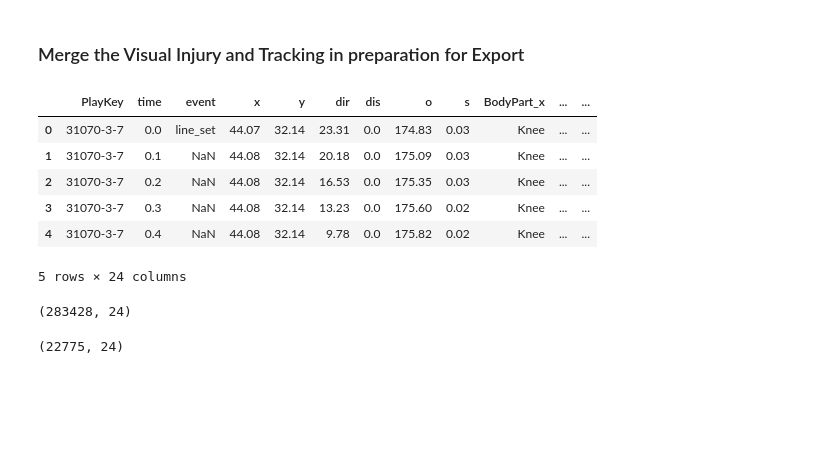
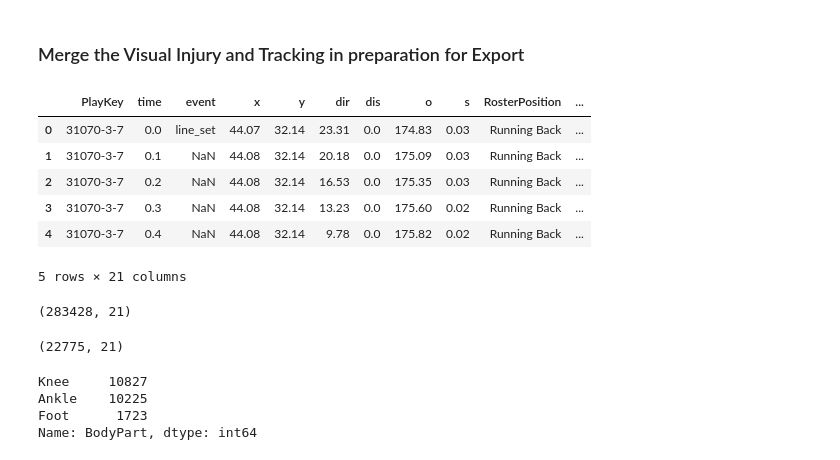
Before and after one commit to agaffney-hub/final-capstone, a Jupyter notebook: Injury_Data_Cleaning_Functions.ipynb, the cells around one changed output. Cells and saved outputs as stored; diff of their text form; code cells hidden in the pictures; blank space fills up the shorter version.

Commit message:
Fixed outputs again, Working Injury ML Models

```diff
--- a/Injury_Data_Cleaning_Functions.ipynb
+++ b/Injury_Data_Cleaning_Functions.ipynb
@@ -410,7 +410,7 @@ def Vis_Process_Playlist_Data(df):
     df = PlayerDay_Adjuster(df)
     df = Play_Coder(df)
 
-    df.drop(columns=['PlayerKey', 'GameID', 'Outdoor', 'PlayCode'], inplace=True)
+    df.drop(columns=['PlayerKey', 'GameID', 'PlayerGame', 'Outdoor', 'PlayCode'], inplace=True)
     return df
 # %% [markdown]
 ## Cleaning Injury List Data
@@ -725,24 +732,32 @@ ML_injury_tracking.to_csv("Shared_Tables/ml_injury_tracking.csv", index=False)
 # %% [markdown]
 ### Merge the Visual Injury and Tracking in preparation for Export
 # %%
-Vis_injury_tracking = pd.merge(injury_plays, Vis_outer, on='PlayKey', how='outer')
+Pre_injury_plays = injury_plays.drop(columns=["BodyPart", "InjuryType"])
+Vis_injury_tracking = pd.merge(Pre_injury_plays, Vis_outer, on='PlayKey', how='outer')
 Vis_injury_tracking.head()
 # %% [output]
-|  | PlayKey | time | event | x | y | dir | dis | o | s | BodyPart_x | ... | ... |
-| 0 | 31070-3-7 | 0.0 | line_set | 44.07 | 32.14 | 23.31 | 0.0 | 174.83 | 0.03 | Knee | ... | ... |
-| 1 | 31070-3-7 | 0.1 | NaN | 44.08 | 32.14 | 20.18 | 0.0 | 175.09 | 0.03 | Knee | ... | ... |
-| 2 | 31070-3-7 | 0.2 | NaN | 44.08 | 32.14 | 16.53 | 0.0 | 175.35 | 0.03 | Knee | ... | ... |
-| 3 | 31070-3-7 | 0.3 | NaN | 44.08 | 32.14 | 13.23 | 0.0 | 175.60 | 0.02 | Knee | ... | ... |
-| 4 | 31070-3-7 | 0.4 | NaN | 44.08 | 32.14 | 9.78 | 0.0 | 175.82 | 0.02 | Knee | ... | ... |
+|  | PlayKey | time | event | x | y | dir | dis | o | s | RosterPosition | ... |
+| 0 | 31070-3-7 | 0.0 | line_set | 44.07 | 32.14 | 23.31 | 0.0 | 174.83 | 0.03 | Running Back | ... |
+| 1 | 31070-3-7 | 0.1 | NaN | 44.08 | 32.14 | 20.18 | 0.0 | 175.09 | 0.03 | Running Back | ... |
+| 2 | 31070-3-7 | 0.2 | NaN | 44.08 | 32.14 | 16.53 | 0.0 | 175.35 | 0.03 | Running Back | ... |
+| 3 | 31070-3-7 | 0.3 | NaN | 44.08 | 32.14 | 13.23 | 0.0 | 175.60 | 0.02 | Running Back | ... |
+| 4 | 31070-3-7 | 0.4 | NaN | 44.08 | 32.14 | 9.78 | 0.0 | 175.82 | 0.02 | Running Back | ... |
-5 rows × 24 columns
+5 rows × 21 columns
 # %%
 Vis_injury_tracking.shape
 # %% [output]
-(283428, 24)
+(283428, 21)
 # %%
 Vis_injury_tracking = Vis_injury_tracking.loc[Vis_injury_tracking.time.isna() == False]
 Vis_injury_tracking.shape
 # %% [output]
-(22775, 24)
+(22775, 21)
 # %%
 Vis_injury_tracking.to_csv("Shared_Tables/vis_injury_tracking.csv", index=False)
+# %%
+Vis_injury_tracking.BodyPart.value_counts()
+# %% [output]
+Knee     10827
+Ankle    10225
+Foot      1723
+Name: BodyPart, dtype: int64
```
Also changed, not shown: parts of 8 cells of this notebook, 2 other files.
